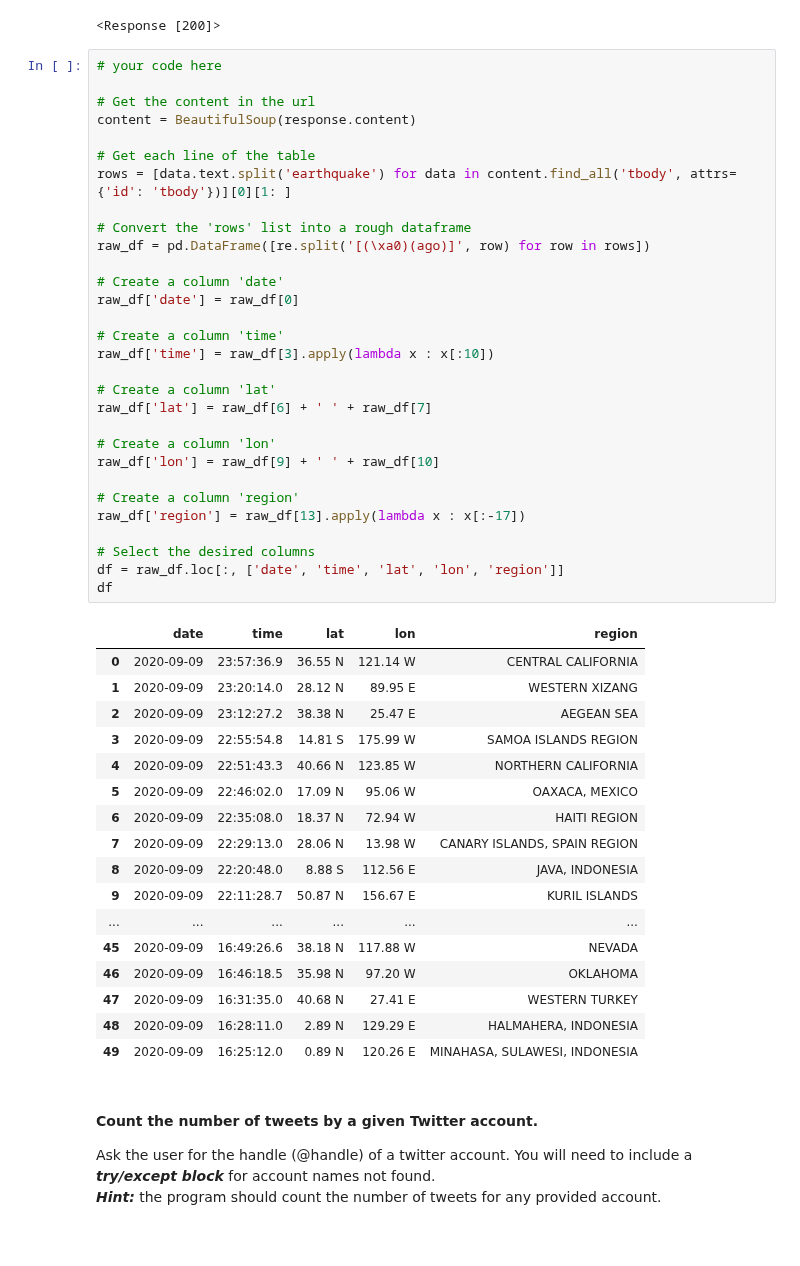
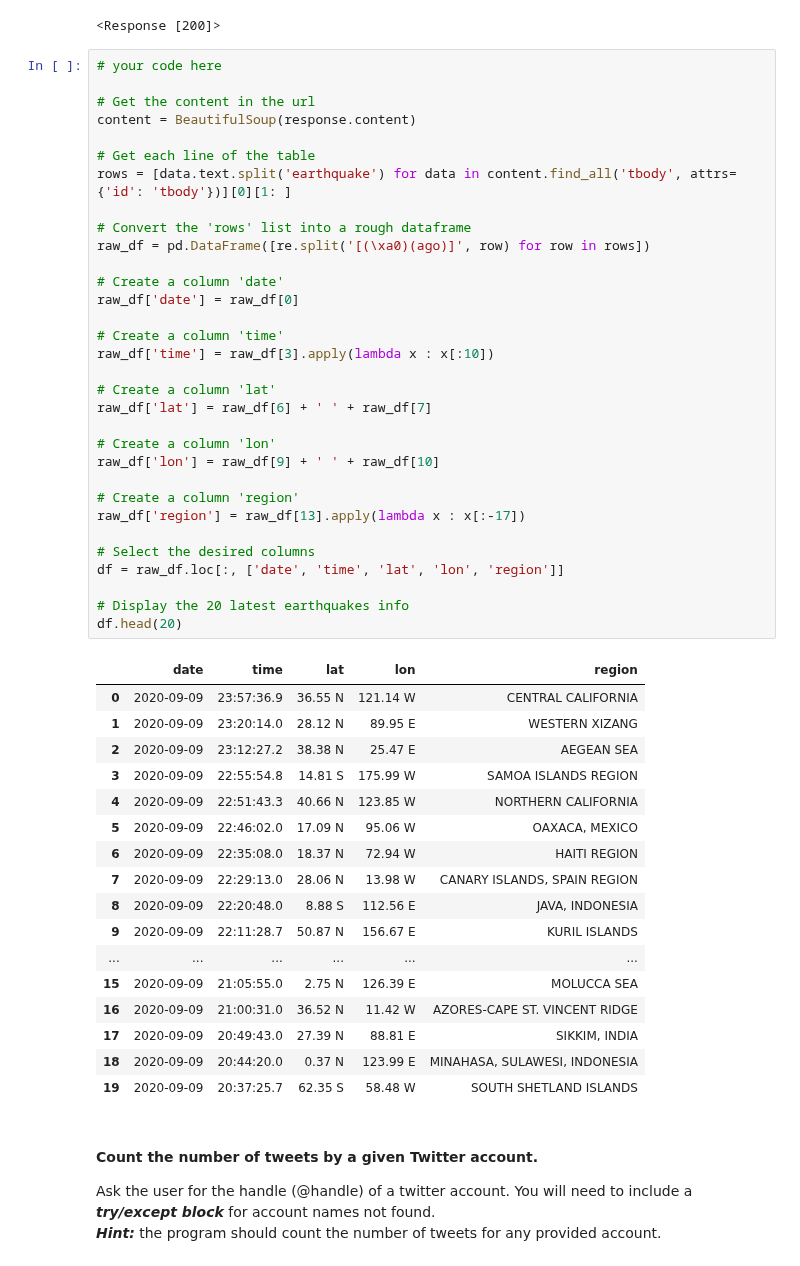
Before and after one commit to gabrielanakasato/ironhack-daft, a Jupyter notebook: labs/lab-w04/03-web-scraping/your-code/main.ipynb, the cells around one changed output. Cells and saved outputs as stored; diff of their text form.

```diff
--- a/labs/lab-w04/03-web-scraping/your-code/main.ipynb
+++ b/labs/lab-w04/03-web-scraping/your-code/main.ipynb
@@ -337,39 +337,41 @@ raw_df = pd.DataFrame([re.split('[(\xa0)(ago)]', row) for row in rows])
 # Create a column 'date'
 raw_df['date'] = raw_df[0]
 
 # Create a column 'time'
 raw_df['time'] = raw_df[3].apply(lambda x : x[:10])
 
 # Create a column 'lat'
 raw_df['lat'] = raw_df[6] + ' ' + raw_df[7]
 
 # Create a column 'lon'
 raw_df['lon'] = raw_df[9] + ' ' + raw_df[10]
 
 # Create a column 'region'
 raw_df['region'] = raw_df[13].apply(lambda x : x[:-17])
 
 # Select the desired columns
 df = raw_df.loc[:, ['date', 'time', 'lat', 'lon', 'region']]
-df
+
+# Display the 20 latest earthquakes info
+df.head(20)
 # %% [output]
 |  | date | time | lat | lon | region |
 | 0 | 2020-09-09 | 23:57:36.9 | 36.55 N | 121.14 W | CENTRAL CALIFORNIA |
 | 1 | 2020-09-09 | 23:20:14.0 | 28.12 N | 89.95 E | WESTERN XIZANG |
 | 2 | 2020-09-09 | 23:12:27.2 | 38.38 N | 25.47 E | AEGEAN SEA |
 | 3 | 2020-09-09 | 22:55:54.8 | 14.81 S | 175.99 W | SAMOA ISLANDS REGION |
 | 4 | 2020-09-09 | 22:51:43.3 | 40.66 N | 123.85 W | NORTHERN CALIFORNIA |
 | 5 | 2020-09-09 | 22:46:02.0 | 17.09 N | 95.06 W | OAXACA, MEXICO |
 | 6 | 2020-09-09 | 22:35:08.0 | 18.37 N | 72.94 W | HAITI REGION |
 | 7 | 2020-09-09 | 22:29:13.0 | 28.06 N | 13.98 W | CANARY ISLANDS, SPAIN REGION |
 | 8 | 2020-09-09 | 22:20:48.0 | 8.88 S | 112.56 E | JAVA, INDONESIA |
 | 9 | 2020-09-09 | 22:11:28.7 | 50.87 N | 156.67 E | KURIL ISLANDS |
 | ... | ... | ... | ... | ... | ... |
-| 45 | 2020-09-09 | 16:49:26.6 | 38.18 N | 117.88 W | NEVADA |
-| 46 | 2020-09-09 | 16:46:18.5 | 35.98 N | 97.20 W | OKLAHOMA |
-| 47 | 2020-09-09 | 16:31:35.0 | 40.68 N | 27.41 E | WESTERN TURKEY |
-| 48 | 2020-09-09 | 16:28:11.0 | 2.89 N | 129.29 E | HALMAHERA, INDONESIA |
-| 49 | 2020-09-09 | 16:25:12.0 | 0.89 N | 120.26 E | MINAHASA, SULAWESI, INDONESIA |
+| 15 | 2020-09-09 | 21:05:55.0 | 2.75 N | 126.39 E | MOLUCCA SEA |
+| 16 | 2020-09-09 | 21:00:31.0 | 36.52 N | 11.42 W | AZORES-CAPE ST. VINCENT RIDGE |
+| 17 | 2020-09-09 | 20:49:43.0 | 27.39 N | 88.81 E | SIKKIM, INDIA |
+| 18 | 2020-09-09 | 20:44:20.0 | 0.37 N | 123.99 E | MINAHASA, SULAWESI, INDONESIA |
+| 19 | 2020-09-09 | 20:37:25.7 | 62.35 S | 58.48 W | SOUTH SHETLAND ISLANDS |
 # %% [markdown]
 #### Count the number of tweets by a given Twitter account.
 Ask the user for the handle (@handle) of a twitter account. You will need to include a ***try/except block*** for account names not found.
```
Also changed, not shown: 2 other files.
